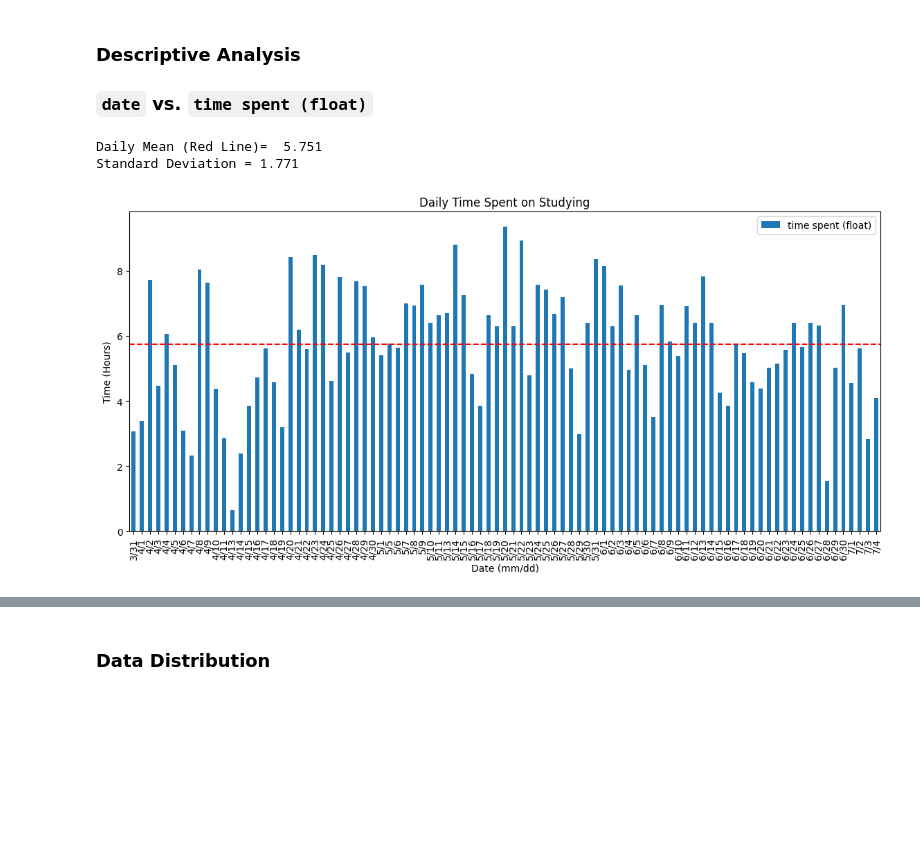
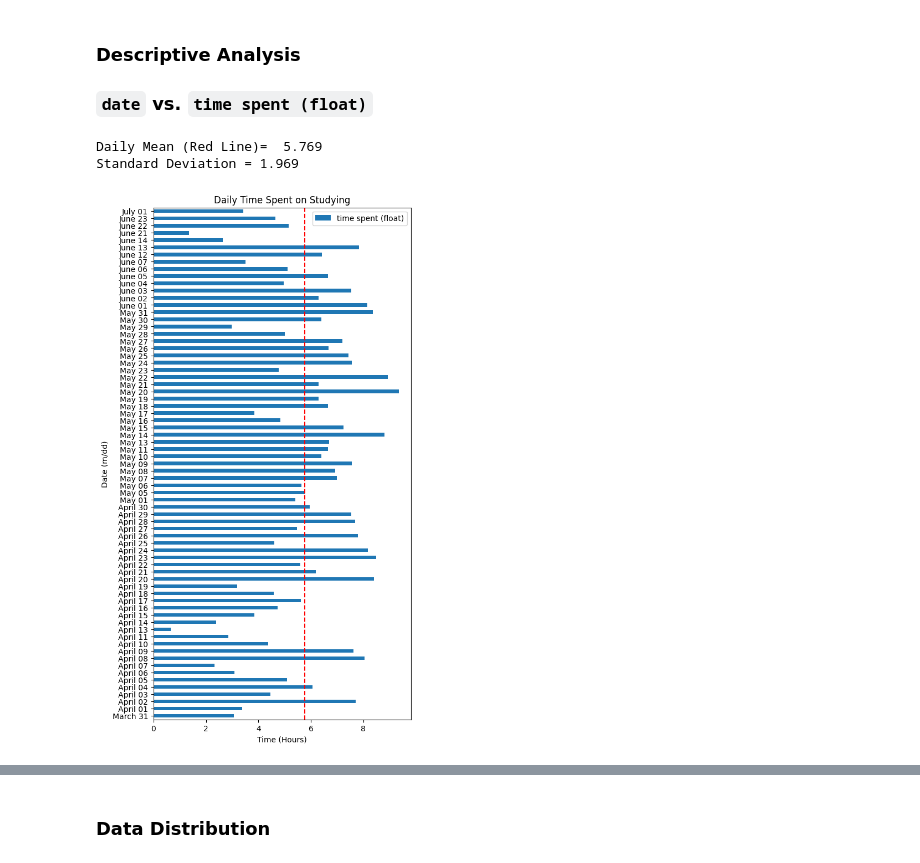
Before and after one commit to Ivan-Alexis-Tan/Time-Spent-on-Studying, a Jupyter notebook: Time spent analysis.ipynb, the cells around one changed output, grey strips where cells are left out. Drawn from its saved outputs; the diff is of its cells as text; code cells hidden in the pictures; blank space fills up the shorter version.

```diff
--- a/Time spent analysis.ipynb
+++ b/Time spent analysis.ipynb
@@ -211,7 +211,7 @@ df.describe()
 dfgroup_date_timespent = df_learning.groupby('date')['time spent'].sum().reset_index()  #<- Grouping by `date`
 
 # Appending Necessary Columns
-col_time_spent = dfgroup_date_timespent['time spent']                                   #<- Setting time spend column
+col_time_spent = dfgroup_date_timespent['time spent']                                   #<- Setting time spent column
 
 dfgroup_date_timespent['time spent (float)'] = col_time_spent.dt.total_seconds() / 3600 #<- Converting time spent to float value
 
@@ -229,8 +229,11 @@ dfgroup_date_timespent['month/day'] = month_day
 dict_month_day = dfgroup_date_timespent.set_index('date')['month/day'].to_dict()
 df['month/day'] = df['date'].map(dict_month_day)
 
+dfgroup_date_timespent['date str'] =  dfgroup_date_timespent['date'].dt.strftime('%B %d')  #<- Adding date string for easier reading
+
 # Terminal Output
 print(f"Total Time Spent = {col_time_spent.sum()} (f: hh/mm/ss)")
 print(f"Total Hours = {(col_time_spent.dt.total_seconds() / 3600).sum(): .3f}")
-dfgroup_date_timespent[:5]
+
+dfgroup_date_timespent
 # %% [output]
@@ -248,21 +258,21 @@ Total Hours =  523.350
 # %%
 # Calc Mean and Standard Deviation of Daily Time Spent on Studying
 mean = dfgroup_date_timespent['time spent (float)'].mean()          #<- Mean
 stdev = dfgroup_date_timespent['time spent (float)'].std(ddof=1)    #<- Standard Deviation
 
 # Plotting Bar Graph for Daily Time Spent on Studying
-dfgroup_date_timespent.plot(kind='bar', x='month/day', y='time spent (float)', figsize=(14, 6))
-plt.axhline(mean, color='red', linestyle='--')      #<- Mean marker on graph
-plt.xlabel('Date (mm/dd)')
-plt.ylabel('Time (Hours)')
+dfgroup_date_timespent.plot(kind='barh', x='date str', y='time spent (float)', figsize=(6, 12))
+plt.axvline(mean, color='red', linestyle='--')                      #<- Mean marker on graph
+plt.ylabel('Date (m/dd)')
+plt.xlabel('Time (Hours)')
 plt.title('Daily Time Spent on Studying')
 
 # Terminal Output
 print(f"Daily Mean (Red Line)= {mean: .3f}")
 print(f"Standard Deviation = {stdev:.3f}")
 # %% [output]
-Daily Mean (Red Line)=  5.751
-Standard Deviation = 1.771
+Daily Mean (Red Line)=  5.769
+Standard Deviation = 1.969
-[figure, old version]
+[figure, new version]
 # %% [markdown]
 ### Descriptive Interpretation:
```
Also changed, not shown: parts of 4 cells of this notebook.
